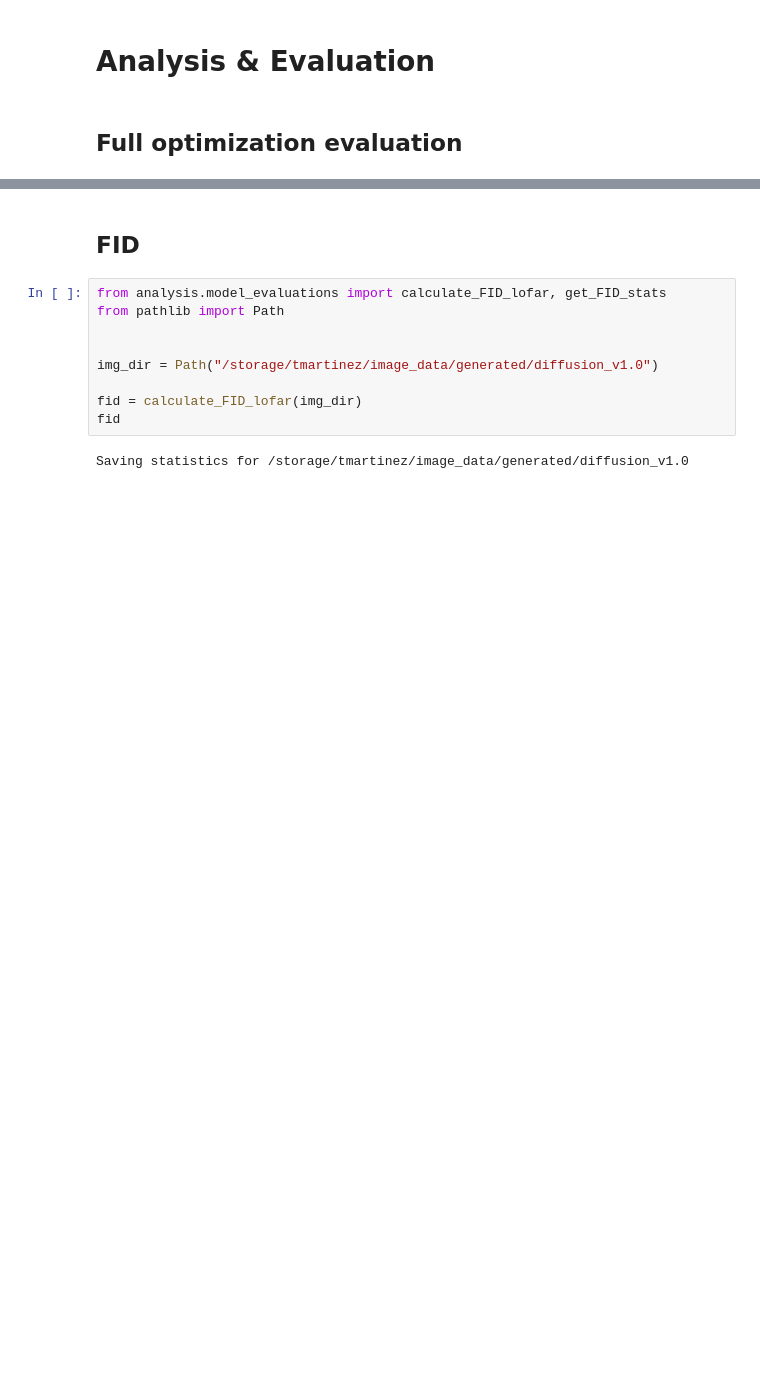
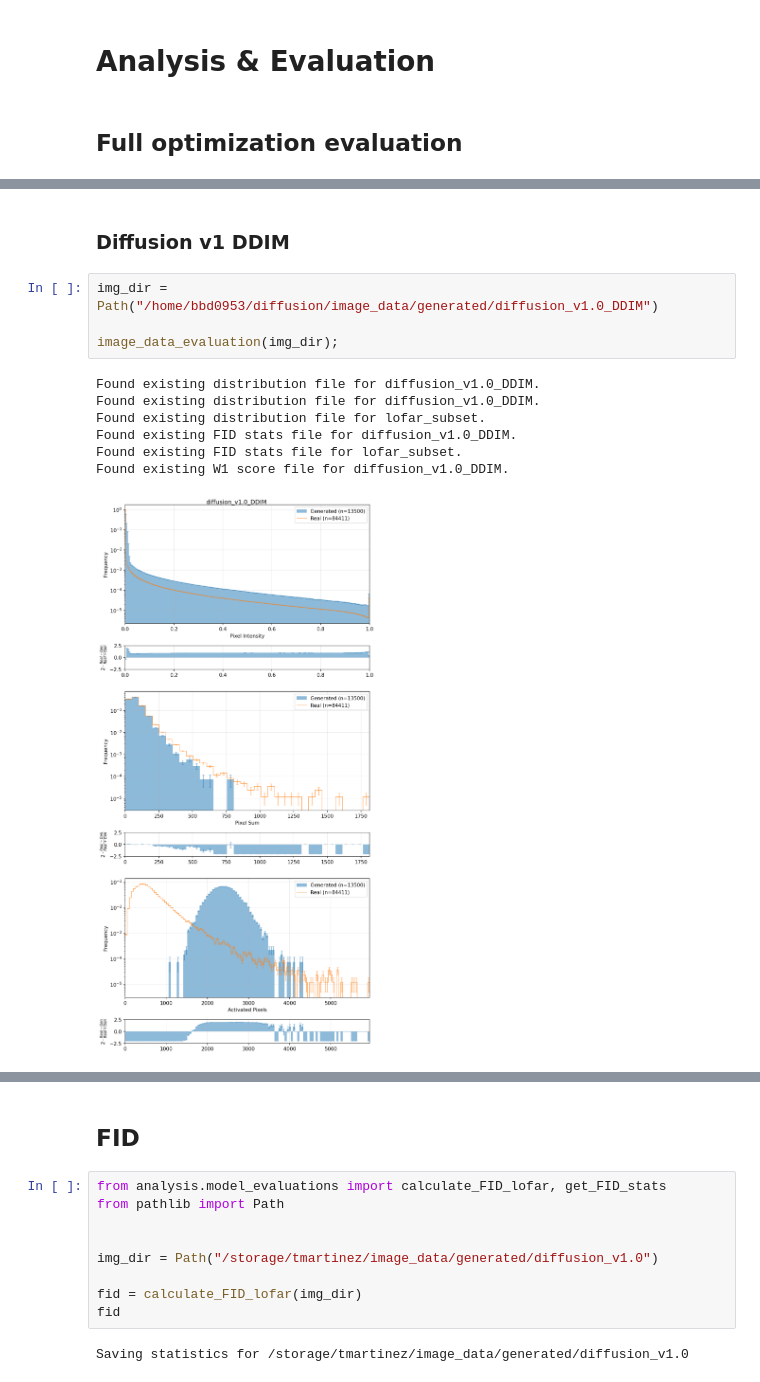
Before and after one commit to tmartinezML/LOFAR-Diffusion, a Jupyter notebook: src/notebooks/compare_datasets.ipynb, the cells around one changed output, grey strips where cells are left out. Cells and saved outputs as stored; diff of their text form; blank space fills up the shorter version.

```diff
--- a/src/notebooks/compare_datasets.ipynb
+++ b/src/notebooks/compare_datasets.ipynb
@@ -146,0 +205,14 @@ Data set initialized.
+# %% [markdown]
+### Diffusion v1 DDIM
+# %%
+img_dir = Path("/home/bbd0953/diffusion/image_data/generated/diffusion_v1.0_DDIM")
+
+image_data_evaluation(img_dir);
+# %% [output]
+Found existing distribution file for diffusion_v1.0_DDIM.
+Found existing distribution file for diffusion_v1.0_DDIM.
+Found existing distribution file for lofar_subset.
+Found existing FID stats file for diffusion_v1.0_DDIM.
+Found existing FID stats file for lofar_subset.
+Found existing W1 score file for diffusion_v1.0_DDIM.
+[figure, added]
```
Also changed, not shown: parts of 18 cells of this notebook, 23 other files.
